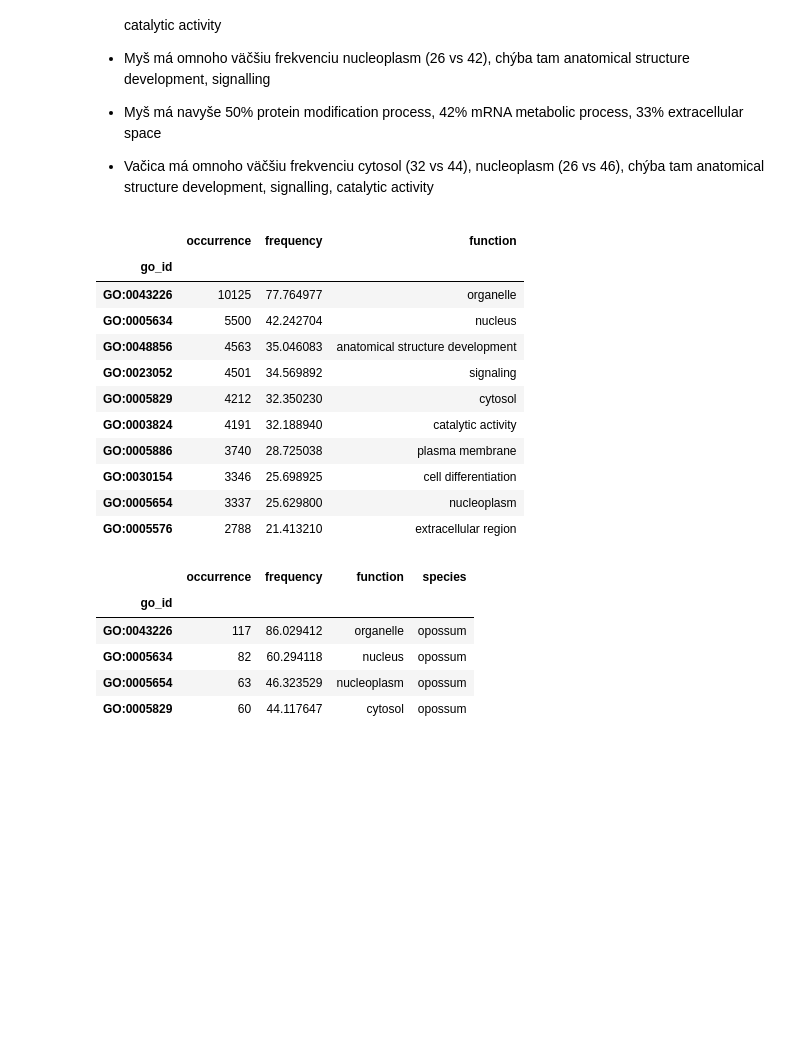
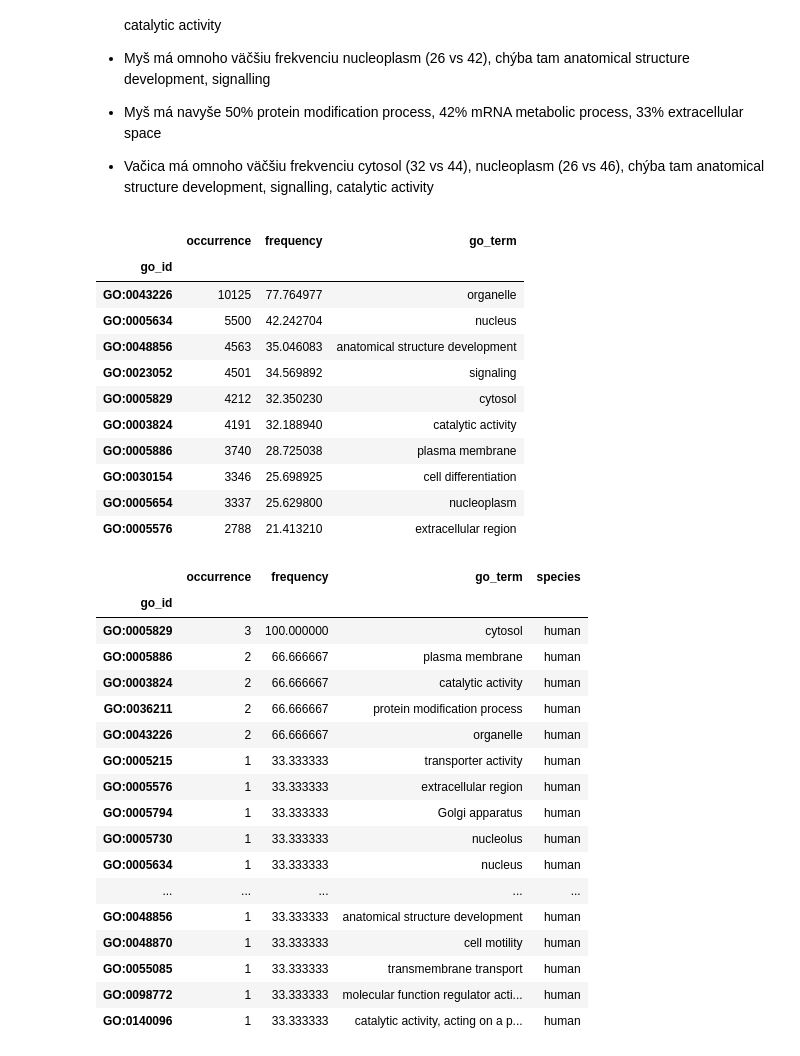
Before and after one commit to pilatova/prot-viz-data, a Jupyter notebook: ratios_1.ipynb, the cells around one changed output. Drawn from its saved outputs; the diff is of its cells as text; code cells hidden in the pictures; blank space fills up the shorter version.

```diff
--- a/ratios_1.ipynb
+++ b/ratios_1.ipynb
@@ -121,5 +123,6 @@ def compute_function_frequency_from_proteins(proteins):
   return function_occurrences
 # %%
-standard_frequency = compute_function_frequency_from_proteins(list(dist.index))
+standard_frequency = compute_go_frequency_from_proteins(list(dist.index), goslim, goslim_names)
 sns.boxplot(x=standard_frequency['frequency'])
+plt.title('Distribúcia go term frekvencií u všetkých skúmaných proteínov')
 # %% [output]
@@ -143,12 +133,12 @@ plt.tight_layout()
 # %%
-selected_n = 1000
-species_list = []
-all_data = []
-for species, proteins in top_n_species_proteins[selected_n].items():
-  frequencies = compute_function_frequency_from_proteins(list(proteins))
-  frequencies['species'] = species
-  all_data.append(frequencies)
-  species_list.append(species)
-
-frequencies = pd.concat(all_data)
-sns.boxplot(data=frequencies, x='species', y='frequency')
+def compute_frequencies_for_all(selected_n, top_n_species_proteins, goslim, goslim_names):
+  species_list = []
+  all_frequencies = []
+  counts = []
+  for species, proteins in top_n_species_proteins[selected_n].items():
+    frequencies = compute_go_frequency_from_proteins(list(proteins), goslim, goslim_names)
+    counts.append(len(proteins))
+    frequencies['species'] = species
+    all_frequencies.append(frequencies)
+    species_list.append(species)
+  return species_list, all_frequencies, counts
@@ -157,0 +145,14 @@ sns.boxplot(data=frequencies, x='species', y='frequency')
+# %%
+species_list, all_frequencies, counts = compute_frequencies_for_all(1000, top_n_species_proteins, goslim, goslim_names)
+frequencies = pd.concat(all_frequencies)
+plt.figure(figsize=(8, 5))
+ax = sns.boxplot(data=frequencies, x='species', y='frequency', hue='species', palette='flare')
+
+for tick, species in enumerate(ax.get_xticklabels()):
+  name = species.get_text()
+  n = counts[tick]
+  ax.text(tick, ax.get_ylim()[0] - 10, f'{n} proteins',
+          ha='center', va='top', fontsize=10, color='black')
+plt.title('Distribúcia go term frekvencií pre spoločné najrýchlejšie mutujúce proteíny podľa pomerov')
+plt.xlabel('')
+plt.tight_layout()
@@ -204,27 +217,39 @@ Niektoré zmeny sú:
 # %%
 my_query = standard_frequency.query('frequency >= 20')
 display(my_query)
 function_filter = my_query.index
-for x in [all_data[5]]:
-  my_query = x.query('frequency >= 30')
+for x in all_frequencies:
+  my_query = x.query('frequency >= 20')
   #valid_filter = [filt for filt in function_filter if filt in my_query.index]
   display(my_query)
 # %% [output]
-|  | occurrence | frequency | function |
+|  | occurrence | frequency | go_term |
 | go_id |  |  |  |
 | GO:0043226 | 10125 | 77.764977 | organelle |
 | GO:0005634 | 5500 | 42.242704 | nucleus |
 | GO:0048856 | 4563 | 35.046083 | anatomical structure development |
 | GO:0023052 | 4501 | 34.569892 | signaling |
 | GO:0005829 | 4212 | 32.350230 | cytosol |
 | GO:0003824 | 4191 | 32.188940 | catalytic activity |
 | GO:0005886 | 3740 | 28.725038 | plasma membrane |
 | GO:0030154 | 3346 | 25.698925 | cell differentiation |
 | GO:0005654 | 3337 | 25.629800 | nucleoplasm |
 | GO:0005576 | 2788 | 21.413210 | extracellular region |
-|  | occurrence | frequency | function | species |
+|  | occurrence | frequency | go_term | species |
 | go_id |  |  |  |  |
-| GO:0043226 | 117 | 86.029412 | organelle | opossum |
-| GO:0005634 | 82 | 60.294118 | nucleus | opossum |
-| GO:0005654 | 63 | 46.323529 | nucleoplasm | opossum |
-| GO:0005829 | 60 | 44.117647 | cytosol | opossum |
+| GO:0005829 | 3 | 100.000000 | cytosol | human |
+| GO:0005886 | 2 | 66.666667 | plasma membrane | human |
+| GO:0003824 | 2 | 66.666667 | catalytic activity | human |
+| GO:0036211 | 2 | 66.666667 | protein modification process | human |
+| GO:0043226 | 2 | 66.666667 | organelle | human |
+| GO:0005215 | 1 | 33.333333 | transporter activity | human |
+| GO:0005576 | 1 | 33.333333 | extracellular region | human |
+| GO:0005794 | 1 | 33.333333 | Golgi apparatus | human |
+| GO:0005730 | 1 | 33.333333 | nucleolus | human |
+| GO:0005634 | 1 | 33.333333 | nucleus | human |
+| ... | ... | ... | ... | ... |
+| GO:0048856 | 1 | 33.333333 | anatomical structure development | human |
+| GO:0048870 | 1 | 33.333333 | cell motility | human |
+| GO:0055085 | 1 | 33.333333 | transmembrane transport | human |
+| GO:0098772 | 1 | 33.333333 | molecular function regulator acti... | human |
+| GO:0140096 | 1 | 33.333333 | catalytic activity, acting on a p... | human |
```
Also changed, not shown: parts of 18 cells of this notebook.
